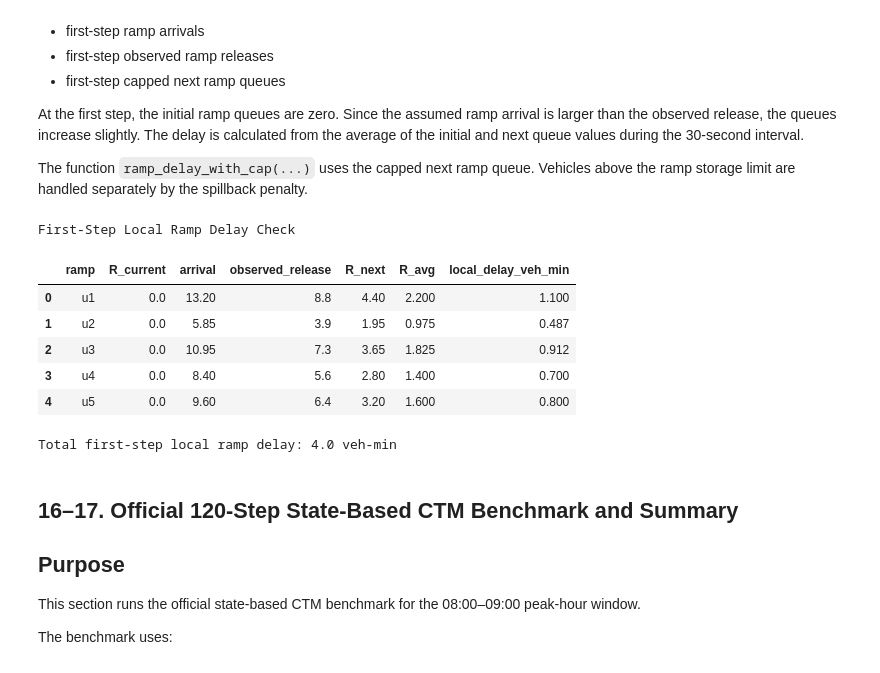
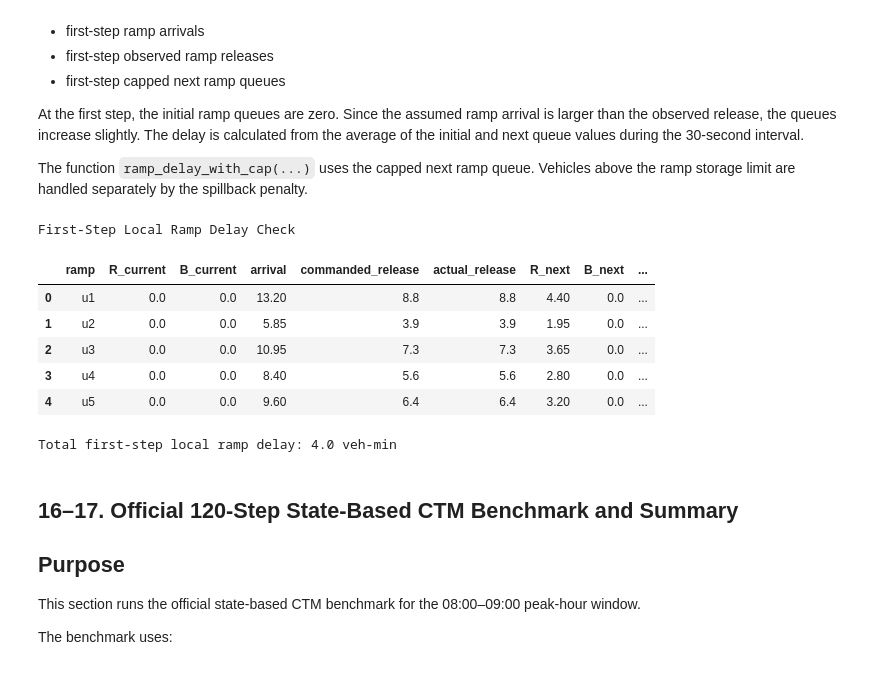
Before and after one commit to IsaacHusaiin/ADMM-Highway-Delay-Control, a Jupyter notebook: Benchmark_calculation.ipynb, the cells around one changed output. Saved outputs shown, nothing was run; the diff lists cells and outputs as text; code cells hidden in the pictures.

```diff
--- a/Benchmark_calculation.ipynb
+++ b/Benchmark_calculation.ipynb
@@ -4167,13 +4185,14 @@ At the first step, the initial ramp queues are zero. Since the assumed ramp arri
 The function `ramp_delay_with_cap(...)` uses the capped next ramp queue. Vehicles above the ramp storage limit are handled separately by the spillback penalty.
 # %%
 # 15. Local ramp delay calculation for one CTM step
-# Purpose: Calculate ramp/local-road delay from ramp queue states.
-
 def ramp_delay_with_cap(
     R_current,
     R_next,
+    B_current,
+    B_next,
     ramp_arrival_step,
     observed_release_step,
+    actual_release_step,
     delta_t
 ):
     rows = []
@@ -4181,51 +4200,68 @@ def ramp_delay_with_cap(
 
     for ramp in R_current:
 
-        # Average queue during this 30-second step
-        R_avg = (R_current[ramp] + R_next[ramp]) / 2.0
+        waiting_current = (
+            float(R_current[ramp])
+            + float(B_current.get(ramp, 0.0))
+        )
 
-        # Local ramp delay
-        local_delay = R_avg * delta_t
+        waiting_next = (
+            float(R_next[ramp])
+            + float(B_next.get(ramp, 0.0))
+        )
+
+        # Average total waiting demand during this 30-second step
+        waiting_avg = (waiting_current + waiting_next) / 2.0
+
+        # Local ramp delay including external spillback/backlog delay
+        local_delay = waiting_avg * delta_t
 
         total_local_delay += local_delay
 
         rows.append({
             "ramp": ramp,
             "R_current": R_current[ramp],
+            "B_current": B_current.get(ramp, 0.0),
             "arrival": ramp_arrival_step[ramp],
-            "observed_release": observed_release_step[ramp],
+            "commanded_release": observed_release_step[ramp],
+            "actual_release": actual_release_step[ramp],
             "R_next": R_next[ramp],
-            "R_avg": R_avg,
+            "B_next": B_next.get(ramp, 0.0),
+            "waiting_current": waiting_current,
+            "waiting_next": waiting_next,
+            "waiting_avg": waiting_avg,
             "local_delay_veh_min": local_delay,
         })
 
     ramp_delay_df = pd.DataFrame(rows)
 
     return ramp_delay_df, total_local_delay
 
 
 # First-step local delay check
 ramp_delay_df_0, total_local_delay_0 = ramp_delay_with_cap(
     ramp_queue_0,
     R_next_test,
+    B_current_test,
+    B_next_test,
     ramp_arrival_step_test,
     observed_release_step_test,
+    actual_release_step_test,
     delta_t
 )
-
 
 print("First-Step Local Ramp Delay Check")
 display(ramp_delay_df_0.round(3))
 
 print("Total first-step local ramp delay:", round(total_local_delay_0, 3), "veh-min")
 # %% [output]
 First-Step Local Ramp Delay Check
-|  | ramp | R_current | arrival | observed_release | R_next | R_avg | local_delay_veh_min |
-| 0 | u1 | 0.0 | 13.20 | 8.8 | 4.40 | 2.200 | 1.100 |
-| 1 | u2 | 0.0 | 5.85 | 3.9 | 1.95 | 0.975 | 0.487 |
-| 2 | u3 | 0.0 | 10.95 | 7.3 | 3.65 | 1.825 | 0.912 |
-| 3 | u4 | 0.0 | 8.40 | 5.6 | 2.80 | 1.400 | 0.700 |
-| 4 | u5 | 0.0 | 9.60 | 6.4 | 3.20 | 1.600 | 0.800 |
+|  | ramp | R_current | B_current | arrival | commanded_release | actual_release | R_next | B_next | ... |
+| 0 | u1 | 0.0 | 0.0 | 13.20 | 8.8 | 8.8 | 4.40 | 0.0 | ... |
+| 1 | u2 | 0.0 | 0.0 | 5.85 | 3.9 | 3.9 | 1.95 | 0.0 | ... |
+| 2 | u3 | 0.0 | 0.0 | 10.95 | 7.3 | 7.3 | 3.65 | 0.0 | ... |
+| 3 | u4 | 0.0 | 0.0 | 8.40 | 5.6 | 5.6 | 2.80 | 0.0 | ... |
+| 4 | u5 | 0.0 | 0.0 | 9.60 | 6.4 | 6.4 | 3.20 | 0.0 | ... |
 Total first-step local ramp delay: 4.0 veh-min
 # %% [markdown]
 ## 16–17. Official 120-Step State-Based CTM Benchmark and Summary
```
Also changed, not shown: parts of 14 cells of this notebook.
